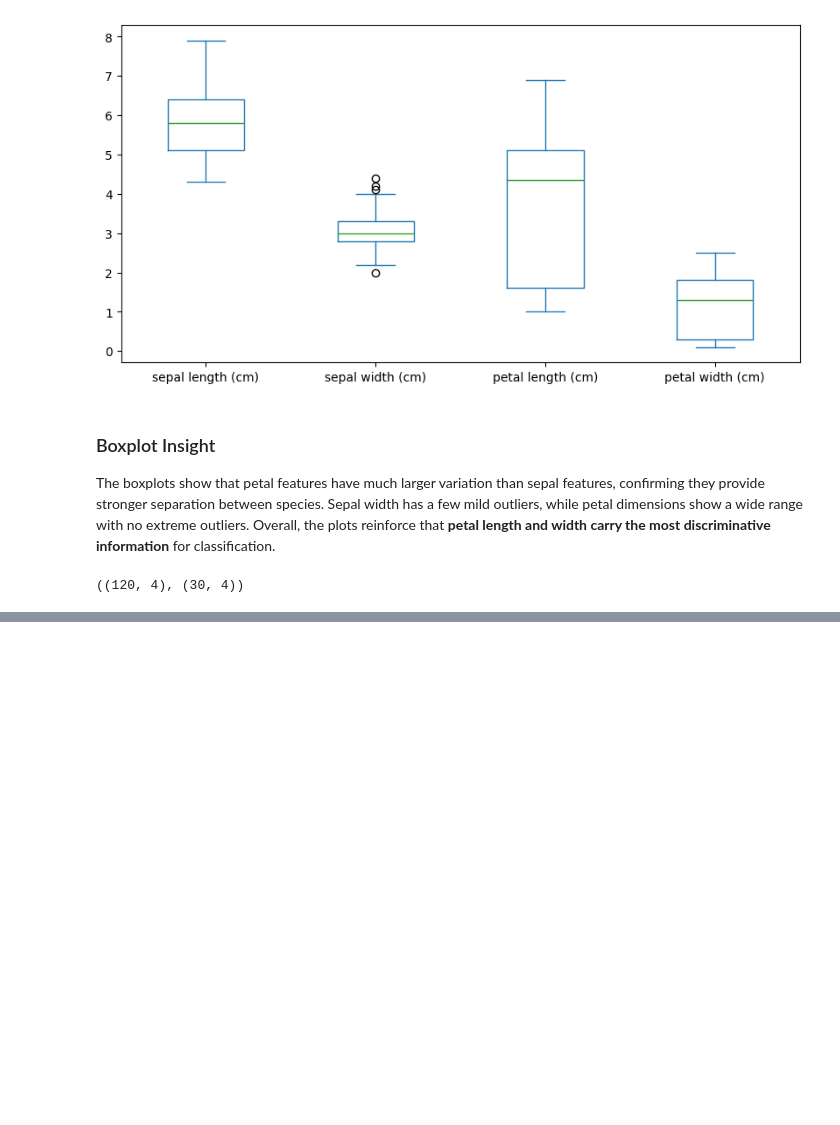
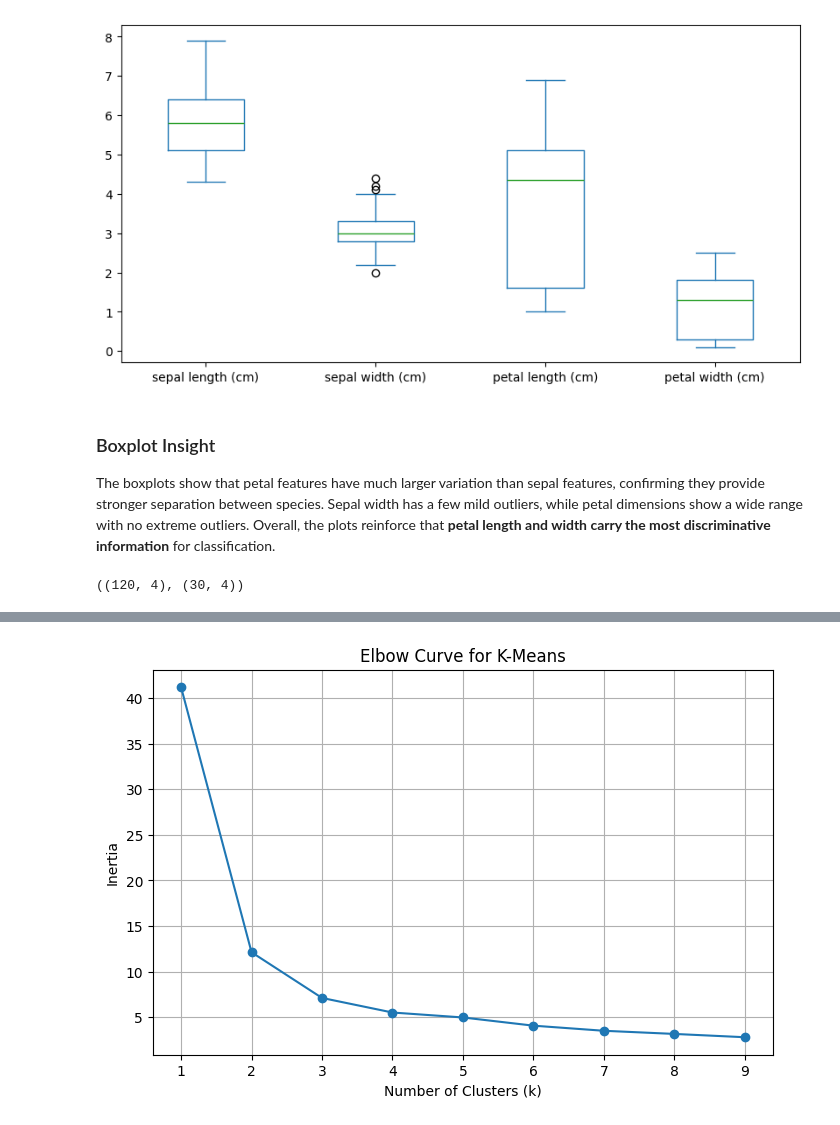
Before and after one commit to abdiqalaq/FS_EndSem_243, a Jupyter notebook: preprocessing_iris.ipynb, the cells around one changed output, grey strips where cells are left out. Saved outputs shown, nothing was run; the diff lists cells and outputs as text; code cells hidden in the pictures; blank space fills up the shorter version.

```diff
--- a/preprocessing_iris.ipynb
+++ b/preprocessing_iris.ipynb
@@ -137,0 +156,12 @@ X_train.shape, X_test.shape
+# %%
+from sklearn.cluster import KMeans
+from sklearn.metrics import adjusted_rand_score
+
+X = scaled_df.iloc[:, :-1]
+y = scaled_df['species']
+
+kmeans = KMeans(n_clusters=3, random_state=42)
+clusters = kmeans.fit_predict(X)
+
+ari_score = adjusted_rand_score(y, clusters)
+ari_score
@@ -137,0 +174,9 @@ X_train.shape, X_test.shape
+# %%
+ari_scores = {}
+
+for k in [2, 3, 4]:
+    km = KMeans(n_clusters=k, random_state=42)
+    pred = km.fit_predict(X)
+    ari_scores[k] = adjusted_rand_score(y, pred)
+
+ari_scores
@@ -137,0 +189,21 @@ X_train.shape, X_test.shape
+# %%
+# Elbow Curve
+import matplotlib.pyplot as plt
+
+inertias = []
+
+for k in range(1, 10):
+    km = KMeans(n_clusters=k, random_state=42)
+    km.fit(X)
+    inertias.append(km.inertia_)
+
+plt.figure(figsize=(8,5))
+plt.plot(range(1,10), inertias, marker='o')
+plt.title("Elbow Curve for K-Means")
+plt.xlabel("Number of Clusters (k)")
+plt.ylabel("Inertia")
+plt.grid(True)
+plt.savefig("iris_elbow_curve.png")
+plt.show()
+# %% [output]
+[figure, added]
```
Also changed, not shown: parts of 27 cells of this notebook, 1 other file.
